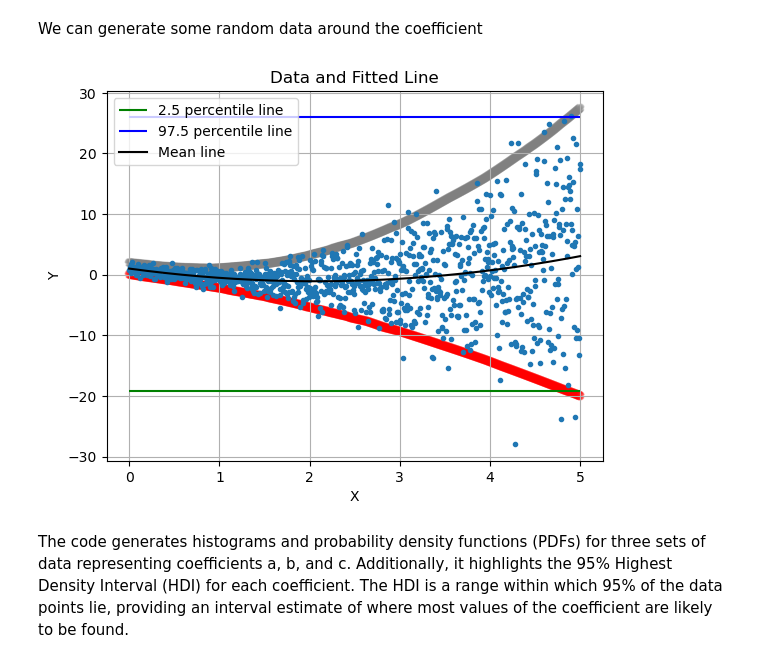
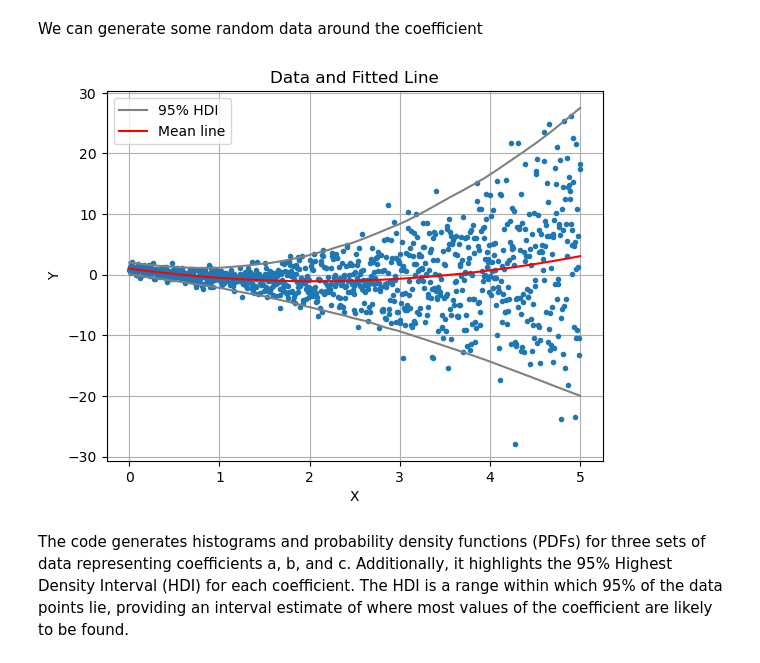
Before and after one commit to ESMS-Group-Public/FoKL-Documentation, a Jupyter notebook: FoKL Base Concepts/Probability and Bayes Theorem.ipynb, the cells around one changed output. Saved outputs shown, nothing was run; the diff lists cells and outputs as text; code cells hidden in the pictures.

Commit message:
added visualization for MCMC and Probability

```diff
--- a/FoKL Base Concepts/Probability and Bayes Theorem.ipynb
+++ b/FoKL Base Concepts/Probability and Bayes Theorem.ipynb
@@ -158,40 +158,38 @@ for i in range(len(X)):
     y_values = a * X[i] ** 2 + b * X[i] + c
     bound1.append(y_values)
     lower_bound.append(np.percentile(y_values, 2.5))
     upper_bound.append(np.percentile(y_values, 97.5))
-    plt.scatter(X[i], np.percentile(y_values, 2.5), linestyles='--',color='red', alpha=0.2)
-    plt.scatter(X[i], np.percentile(y_values, 97.5),linestyles='--', color='gray', alpha=0.2)
+
+plt.plot(X, lower_bound,color='gray',alpha = 1, label = '95% HDI')
+plt.plot(X, upper_bound, color='gray',alpha = 1)
 
 # Create mean line
 bound1 = np.array(bound1)
 mean_line = np.mean(bound1, axis = 1)
-
 
 # Create a lower and upper bound for each coefficient (95% HDI)
 a_lower = np.percentile(a, 2.5)
 a_upper = np.percentile(a, 97.5)
 b_lower = np.percentile(b, 2.5)
 b_upper = np.percentile(b, 97.5)
 c_lower = np.percentile(c, 2.5)
 c_upper = np.percentile(c, 97.5)
 
 # Draw a 95% HDI for the equation
 percentile1 = np.percentile(lower_bound, 2.5)
 percentile2 = np.percentile(upper_bound, 97.5)
-plt.hlines(percentile1, X.min(), X.max(), colors='green', linestyles='-', label='2.5 percentile line')
-plt.hlines(percentile2, X.min(), X.max(),colors='blue', linestyles='-', label='97.5 percentile line')
-plt.plot(X, mean_line, color='black', label='Mean line')
+plt.plot(X, mean_line, color='red', label='Mean line')
 
 # Add labels and title
 plt.xlabel('X')
 plt.ylabel('Y')
 plt.title('Data and Fitted Line')
 plt.legend()
 plt.grid(True)
 
 plt.show()
 # %% [output]
-[figure, old version]
+[figure, new version]
 # %% [markdown]
 The code generates histograms and probability density functions (PDFs) for three sets of data representing coefficients a, b, and c. Additionally, it highlights the 95% Highest Density Interval (HDI) for each coefficient. The HDI is a range within which 95% of the data points lie, providing an interval estimate of where most values of the coefficient are likely to be found.
 # %%
```
